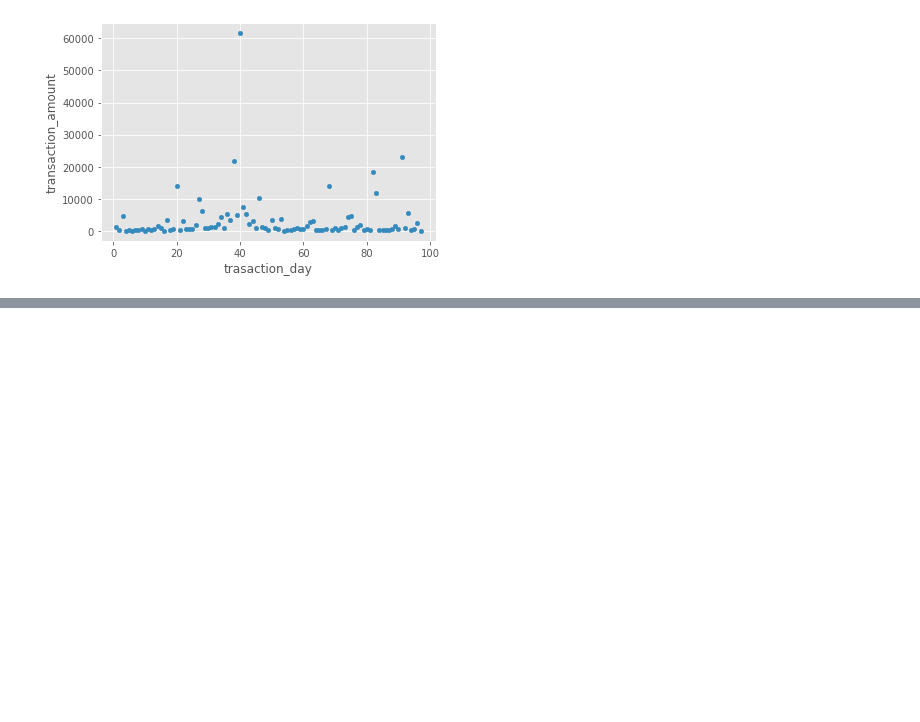
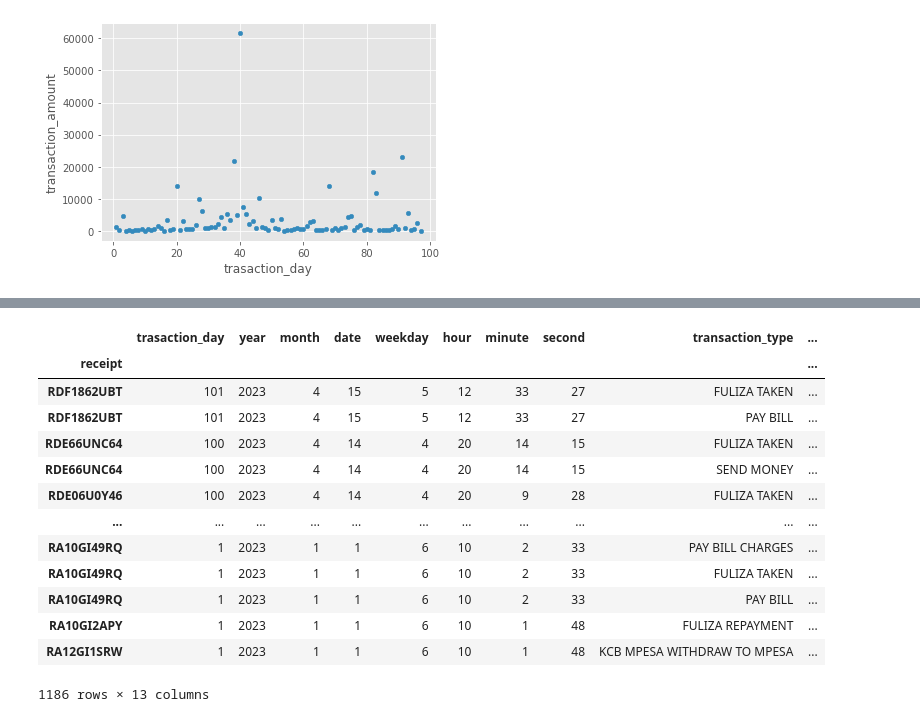
Before and after one commit to Derrick-Mulwa/M-Tracker, a Jupyter notebook: Data exploration.ipynb, the cells around one changed output, grey strips where cells are left out. Cells and saved outputs as stored; diff of their text form; code cells hidden in the pictures; blank space fills up the shorter version.

```diff
--- a/Data exploration.ipynb
+++ b/Data exploration.ipynb
@@ -230,0 +338,17 @@ df.groupby('weekday').mean()
+# %%
+df
+# %% [output]
+|  | trasaction_day | year | month | date | weekday | hour | minute | second | transaction_type | ... |
+| receipt |  |  |  |  |  |  |  |  |  | ... |
+| RDF1862UBT | 101 | 2023 | 4 | 15 | 5 | 12 | 33 | 27 | FULIZA TAKEN | ... |
+| RDF1862UBT | 101 | 2023 | 4 | 15 | 5 | 12 | 33 | 27 | PAY BILL | ... |
+| RDE66UNC64 | 100 | 2023 | 4 | 14 | 4 | 20 | 14 | 15 | FULIZA TAKEN | ... |
+| RDE66UNC64 | 100 | 2023 | 4 | 14 | 4 | 20 | 14 | 15 | SEND MONEY | ... |
+| RDE06U0Y46 | 100 | 2023 | 4 | 14 | 4 | 20 | 9 | 28 | FULIZA TAKEN | ... |
+| ... | ... | ... | ... | ... | ... | ... | ... | ... | ... | ... |
+| RA10GI49RQ | 1 | 2023 | 1 | 1 | 6 | 10 | 2 | 33 | PAY BILL CHARGES | ... |
+| RA10GI49RQ | 1 | 2023 | 1 | 1 | 6 | 10 | 2 | 33 | FULIZA TAKEN | ... |
+| RA10GI49RQ | 1 | 2023 | 1 | 1 | 6 | 10 | 2 | 33 | PAY BILL | ... |
+| RA10GI2APY | 1 | 2023 | 1 | 1 | 6 | 10 | 1 | 48 | FULIZA REPAYMENT | ... |
+| RA12GI1SRW | 1 | 2023 | 1 | 1 | 6 | 10 | 1 | 48 | KCB MPESA WITHDRAW TO MPESA | ... |
+1186 rows × 13 columns
```
Also changed, not shown: parts of 13 cells of this notebook, 22 other files.
